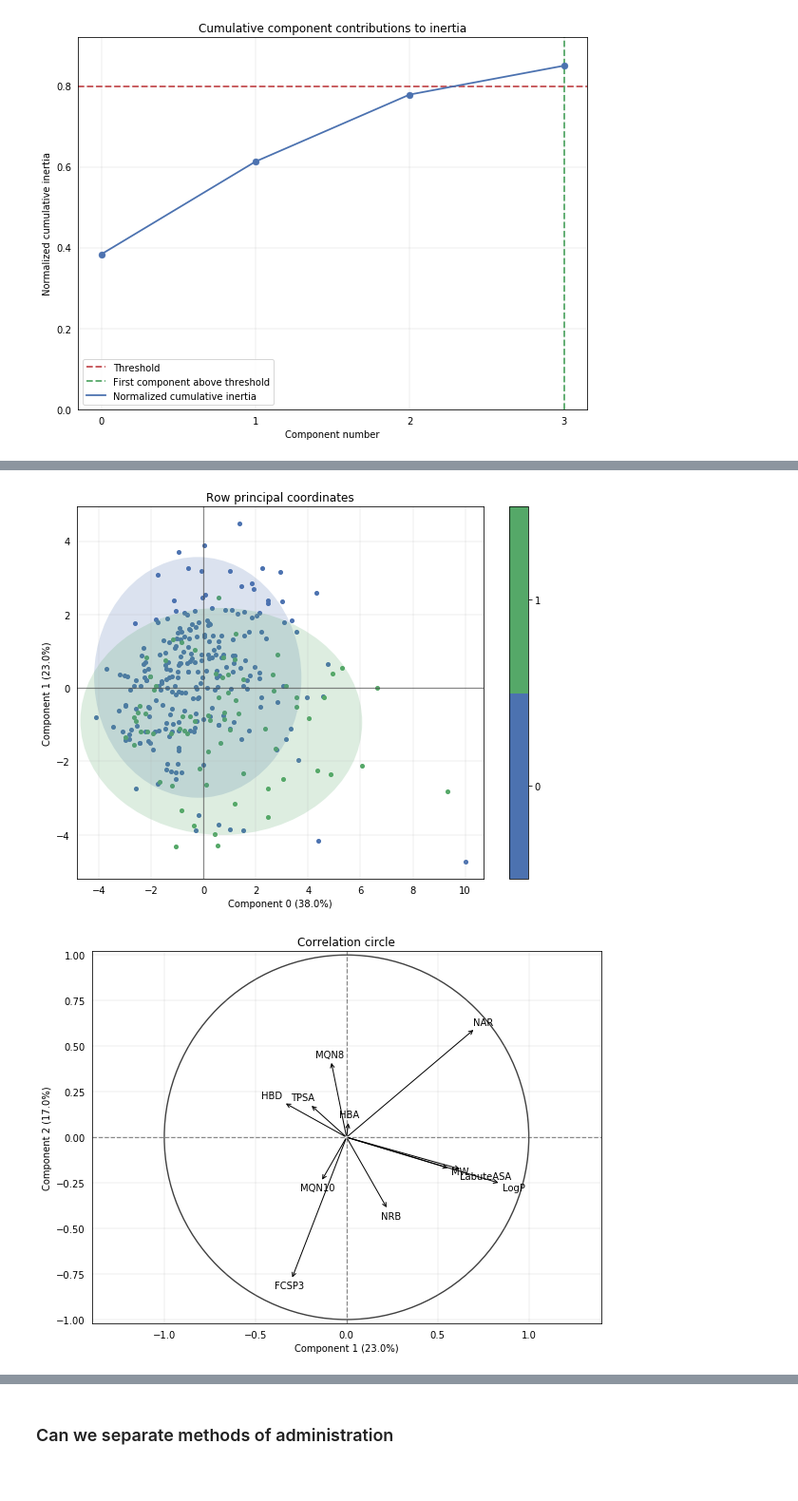
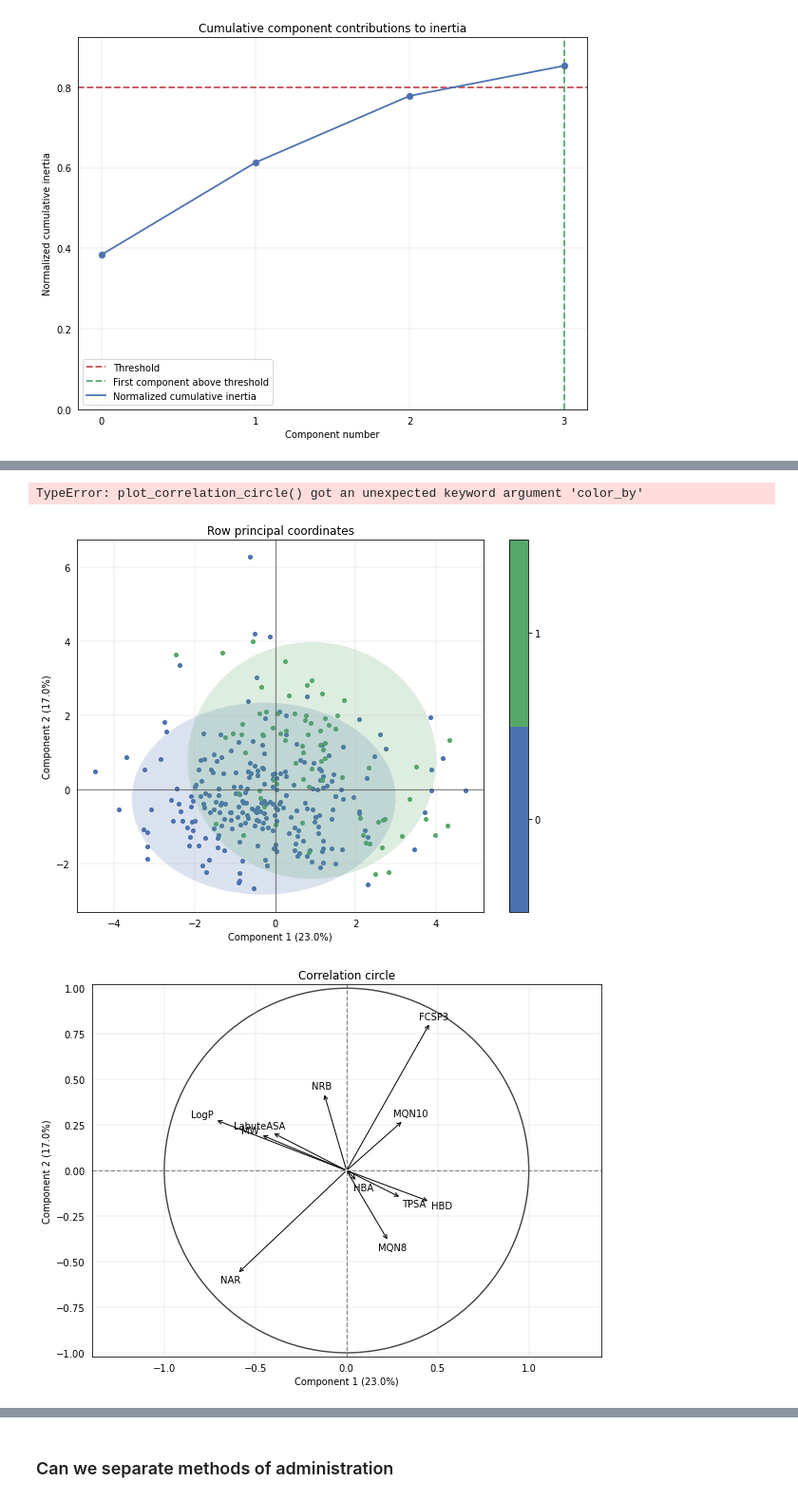
Before and after one commit to ICOA-SBC/GSON-cheminformatics, a Jupyter notebook: cours_2/PCA.ipynb, the cells around one changed output, grey strips where cells are left out. Shown at 95% size. Cells and saved outputs as stored; diff of their text form; code cells hidden in the pictures.

```diff
--- a/cours_2/PCA.ipynb
+++ b/cours_2/PCA.ipynb
@@ -10,6 +14,7 @@ from IPython import display
 # %%
 #Load the sdf from approved drugs download on chembl
 df_meds = PandasTools.LoadSDF('./data/meds.sdf', isomericSmiles=True)
+df_meds = df_meds.drop(columns=['molecule_synonyms']) #remove annoying column
 df_meds.head()
 # %% [output]
              ID                                              ROMol  \
@@ -66,7 +96,5 @@ df_meds = df_meds[df_meds['molecule_type'] == 'Small molecule']
 # %%
-#On garde seulement les molécules seules
-def number_frags(mol):
-    return(len(Chem.rdmolops.GetMolFrags(mol)))
+# one liner and faster
 
-df_meds['Mixture'] = df_meds['ROMol'].apply(number_frags)
-df_meds.head()
+def number_frags(df):
+    return [len(Chem.rdmolops.GetMolFrags(mol)) for mol in df['ROMol']]
@@ -90,0 +105,4 @@ df_meds.head()
+# %%
+PandasTools.ChangeMoleculeRendering(renderer='Images')
+df_meds['Mixture'] = number_frags(df_meds)
+df_meds.head()
@@ -175,15 +274,18 @@ from rdkit.Chem import Lipinski
 # %%
-df_PCA['MW'] = df_PCA.ROMol.map(lambda m: round(Chem.Descriptors.ExactMolWt(m), 1))
-df_PCA['LogP'] = df_PCA.ROMol.map(lambda m: round(Chem.Descriptors.MolLogP(m), 1))
-df_PCA['TPSA'] = df_PCA.ROMol.map(lambda m: round(Chem.Descriptors.TPSA(m), 1))
-df_PCA['LabuteASA'] = df_PCA.ROMol.map(lambda m: round(Chem.Descriptors.LabuteASA(m), 1))
-df_PCA['HBA'] = df_PCA.ROMol.map(lambda m: Chem.Descriptors.NumHAcceptors(m))
-df_PCA['HBD'] = df_PCA.ROMol.map(lambda m: Chem.Descriptors.NumHDonors(m))
-df_PCA['FCSP3'] = df_PCA.ROMol.map(lambda m: Lipinski.FractionCSP3(m))
-df_PCA['MQN8'] = df_PCA.ROMol.map(lambda m: rdMolDescriptors.MQNs_(m)[7])
-df_PCA['MQN10'] = df_PCA.ROMol.map(lambda m: rdMolDescriptors.MQNs_(m)[9])
-df_PCA['NAR'] = df_PCA.ROMol.map(lambda m: Lipinski.NumAromaticRings(m))
-df_PCA['NRB'] = df_PCA.ROMol.map(lambda m: Chem.Descriptors.NumRotatableBonds(m))
+df_PCA = df_descriptors(df_PCA)
+
+# # same goal, using .map and lamba function
+# df_PCA['MW'] = df_PCA.ROMol.map(lambda m: round(Chem.Descriptors.ExactMolWt(m), 1))
+# df_PCA['LogP'] = df_PCA.ROMol.map(lambda m: round(Chem.Descriptors.MolLogP(m), 1))
+# df_PCA['TPSA'] = df_PCA.ROMol.map(lambda m: round(Chem.Descriptors.TPSA(m), 1))
+# df_PCA['LabuteASA'] = df_PCA.ROMol.map(lambda m: round(Chem.Descriptors.LabuteASA(m), 1))
+# df_PCA['HBA'] = df_PCA.ROMol.map(lambda m: Chem.Descriptors.NumHAcceptors(m))
+# df_PCA['HBD'] = df_PCA.ROMol.map(lambda m: Chem.Descriptors.NumHDonors(m))
+# df_PCA['FCSP3'] = df_PCA.ROMol.map(lambda m: Lipinski.FractionCSP3(m))
+# df_PCA['MQN8'] = df_PCA.ROMol.map(lambda m: rdMolDescriptors.MQNs_(m)[7])
+# df_PCA['MQN10'] = df_PCA.ROMol.map(lambda m: rdMolDescriptors.MQNs_(m)[9])
+# df_PCA['NAR'] = df_PCA.ROMol.map(lambda m: Lipinski.NumAromaticRings(m))
+# df_PCA['NRB'] = df_PCA.ROMol.map(lambda m: Chem.Descriptors.NumRotatableBonds(m))
 # %% [output]
 A value is trying to be set on a copy of a slice from a DataFrame.
 Try using .loc[row_indexer,col_indexer] = value instead
@@ -407,12 +499,18 @@ pca1.column_correlations
+# %%
+fig, ax = pca1.plot_correlation_circle()
+plt.show()
+# %% [output]
+TypeError: plot_correlation_circle() got an unexpected keyword argument 'color_by'
 # %%
-#On peut aussi représenter les autres composantes
-fig1, ax1 = pca1.plot_rows(axes=[0,1], color_by='natural_product', ellipse_fill=True)
+## On peut aussi visualiser la distributions des données en fontion des autres composantes
+
+fig1, ax1 = pca1.plot_rows(axes=[1,2], color_by='natural_product', ellipse_fill=True)
 fig2, ax2 =pca1.plot_correlation_circle(axes=[1,2])
 
 plt.show()
 # %% [output]
-[figure, old version]
+[figure, new version]
-[figure, old version]
+[figure, new version]
 # %%
 #Possible de représenter en 3D
 
```
Also changed, not shown: parts of 60 cells of this notebook.
